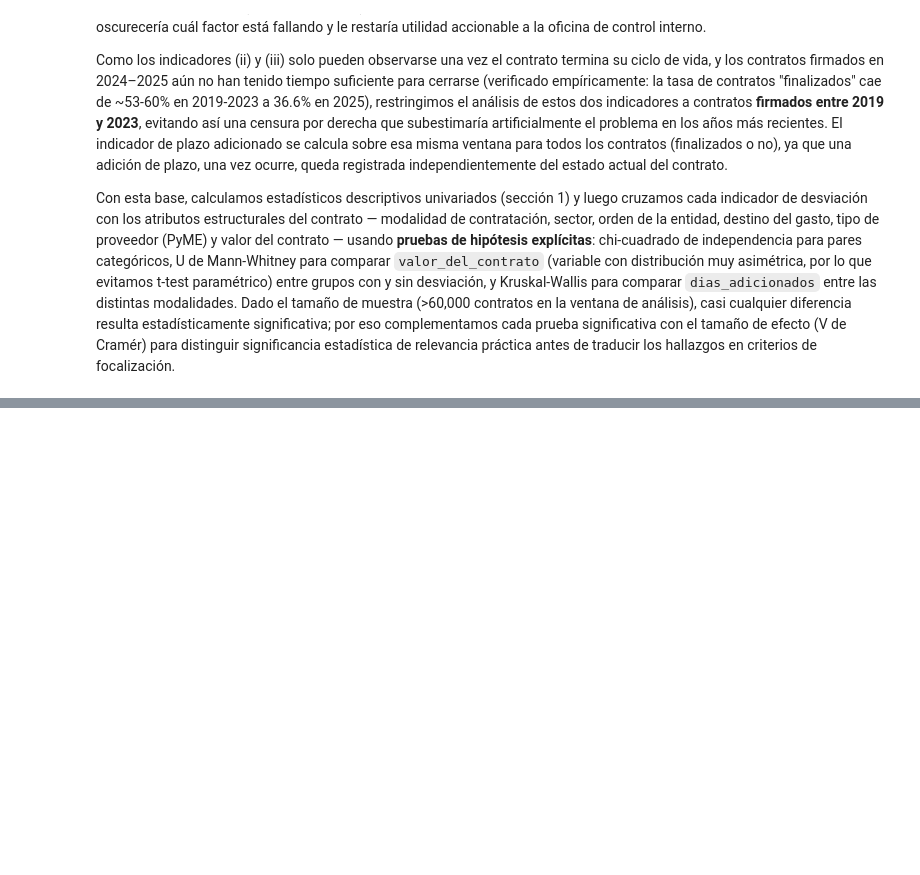
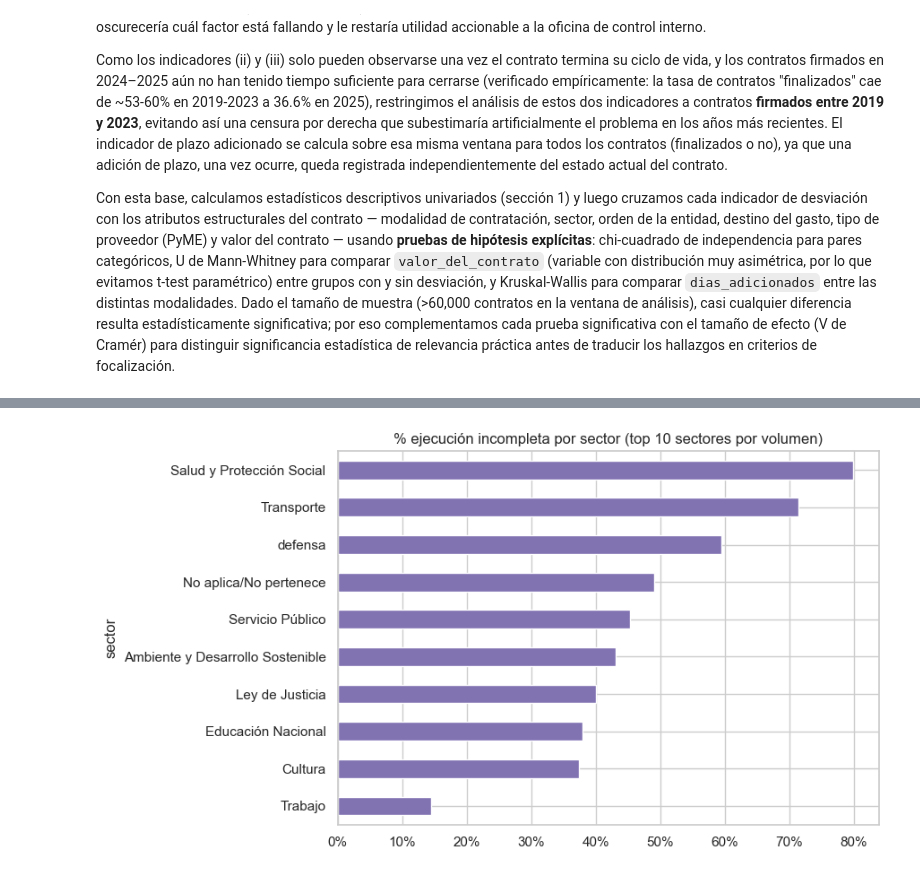
Before and after one commit to brehynnermraz/taller_1_ciencia_de_datos, a Jupyter notebook: notebooks/taller1_secop_bienes.ipynb, the cells around one changed output, grey strips where cells are left out. Saved outputs shown, nothing was run; the diff lists cells and outputs as text; code cells hidden in the pictures; blank space fills up the shorter version.

```diff
--- a/notebooks/taller1_secop_bienes.ipynb
+++ b/notebooks/taller1_secop_bienes.ipynb
@@ -240,0 +576,11 @@ Con esta base, calculamos estadísticos descriptivos univariados (sección 1) y
+# %%
+fig, ax = plt.subplots(figsize=(9,5))
+top_sectores = window_fin['sector'].value_counts().head(10).index
+sub = window_fin[window_fin['sector'].isin(top_sectores)]
+tasa_sector = sub.groupby('sector')['ejecucion_incompleta'].mean().sort_values()
+tasa_sector.plot(kind='barh', ax=ax, color='#8172B2')
+ax.set_title('% ejecución incompleta por sector (top 10 sectores por volumen)')
+ax.xaxis.set_major_formatter(mticker.PercentFormatter(xmax=1))
+plt.tight_layout(); plt.show()
+# %% [output]
+[figure, added]
```
Also changed, not shown: parts of 40 cells of this notebook.
